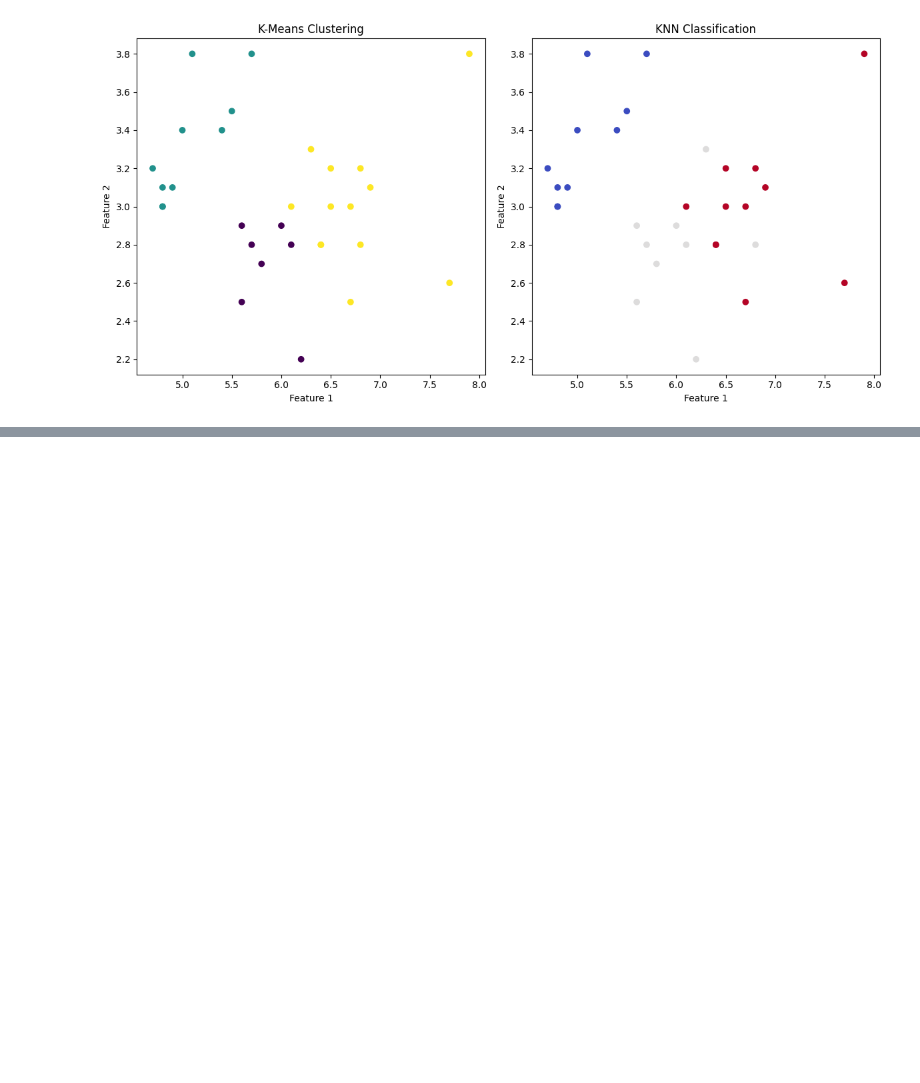
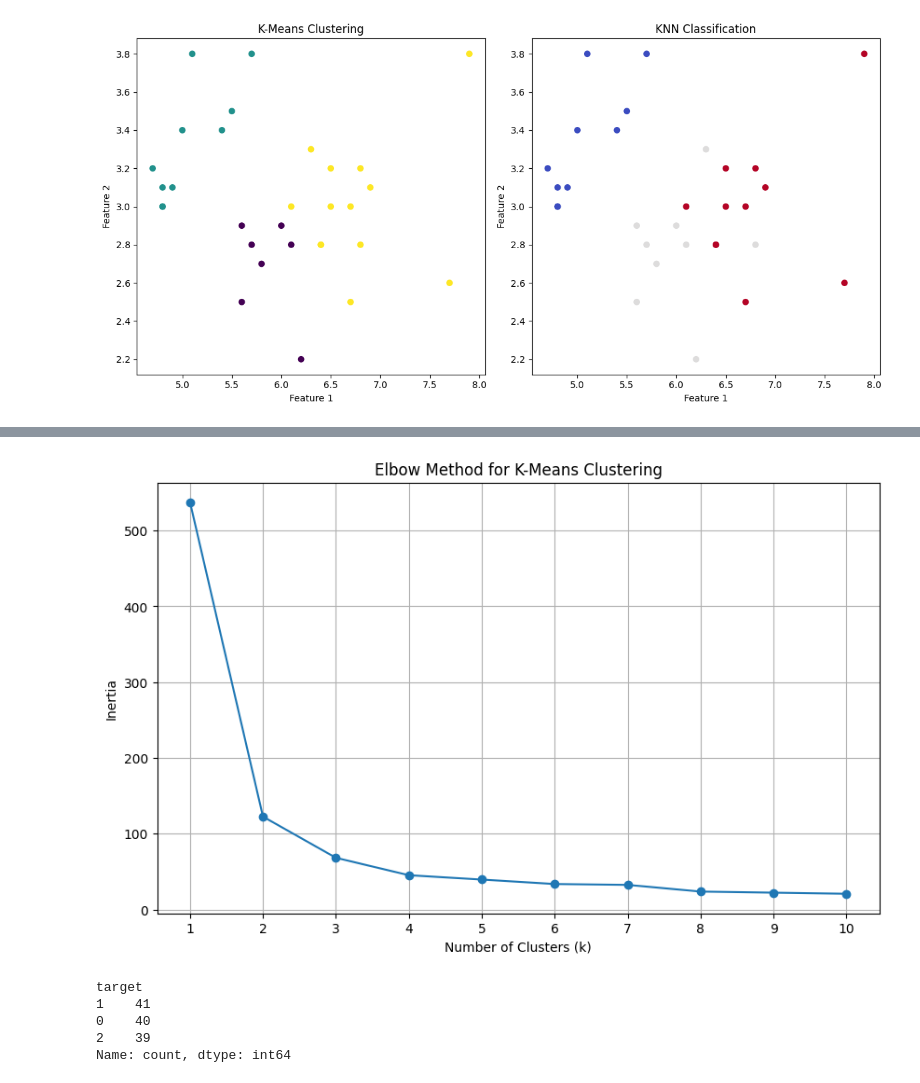
Before and after one commit to abdullaharifx/PL-Work, a Jupyter notebook: Clustering-03.ipynb, the cells around one changed output, grey strips where cells are left out. Saved outputs shown, nothing was run; the diff lists cells and outputs as text; code cells hidden in the pictures; blank space fills up the shorter version.

Commit message:
elbow method

```diff
--- a/Clustering-03.ipynb
+++ b/Clustering-03.ipynb
@@ -72,0 +117,25 @@ plt.show()
+# %%
+# elbow method
+inertia = []
+for k in range(1, 11):
+    kmeans = KMeans(n_clusters=k, random_state=42)
+    kmeans.fit(X_train)
+    inertia.append(kmeans.inertia_)
+plt.figure(figsize=(10, 6))
+plt.plot(range(1, 11), inertia, marker='o')
+plt.title('Elbow Method for K-Means Clustering')
+plt.xlabel('Number of Clusters (k)')
+plt.ylabel('Inertia')
+plt.xticks(range(1, 11))
+plt.grid()
+plt.show()
+# %% [output]
+[figure, added]
+# %%
+y_train.value_counts()
+# %% [output]
+target
+1    41
+0    40
+2    39
+Name: count, dtype: int64
```
Also changed, not shown: parts of 3 cells of this notebook.
